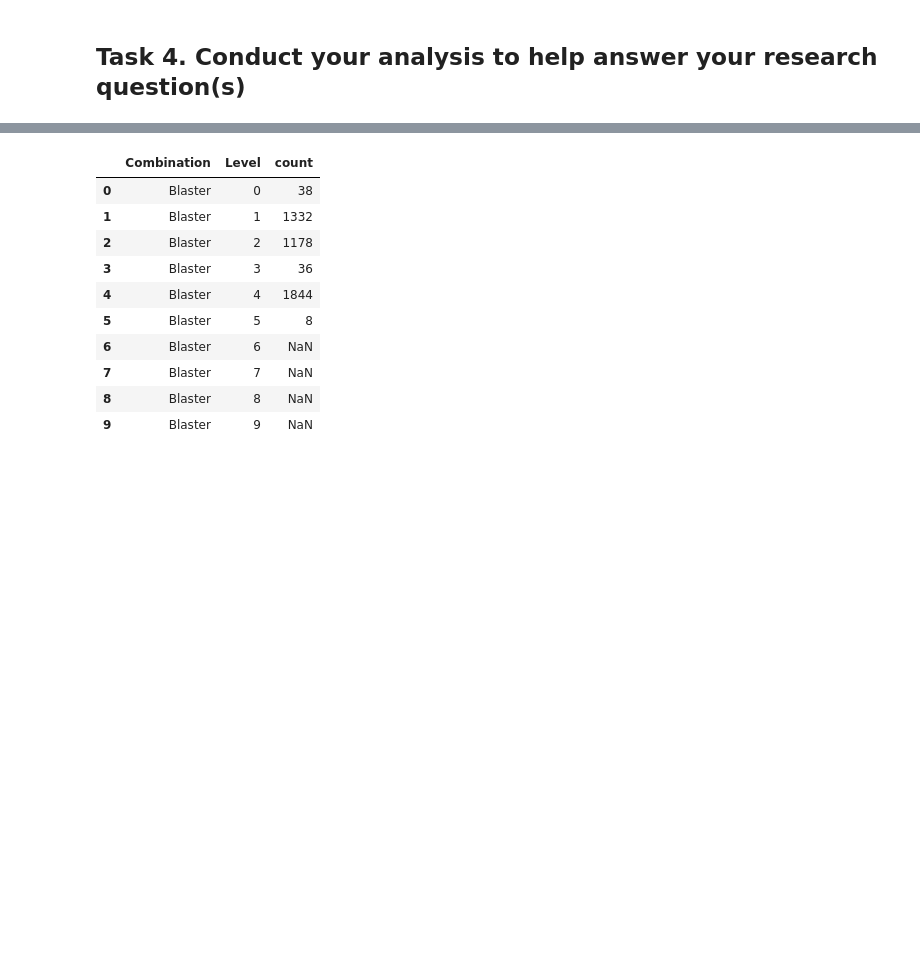
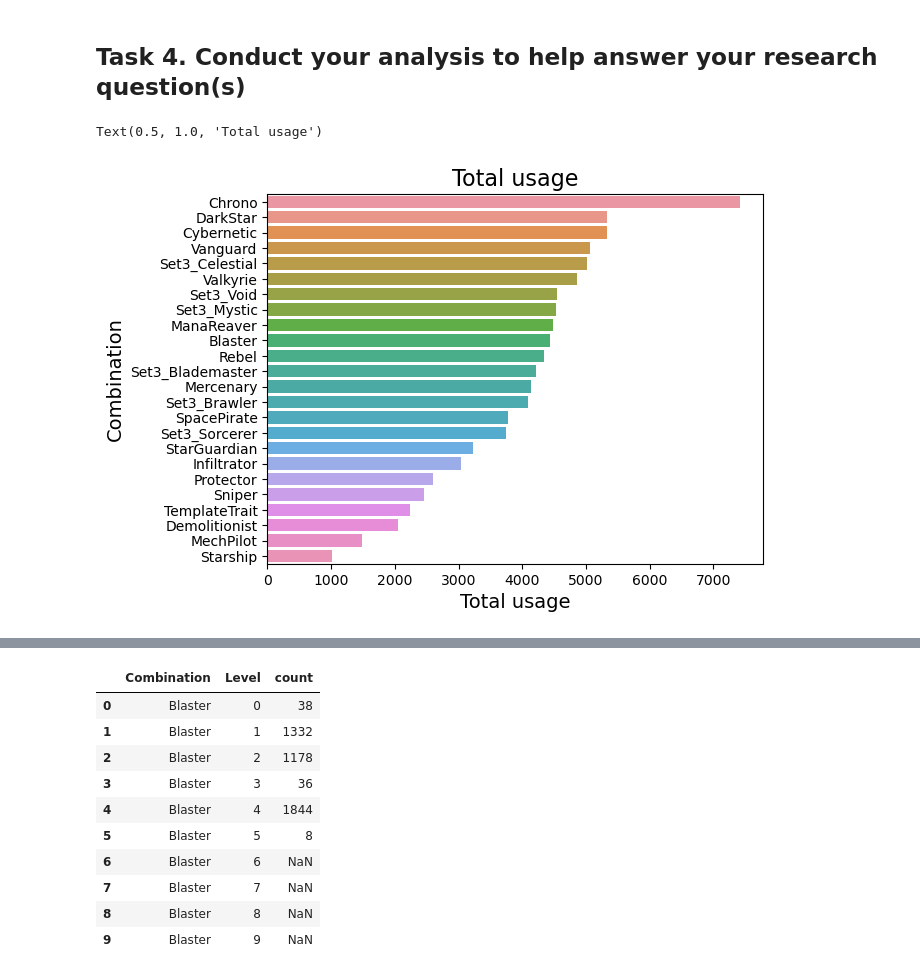
Before and after one commit to ubco-W2022T1-cosc301/project-group32, a Jupyter notebook: notebooks/analysis2.ipynb, the cells around one changed output, grey strips where cells are left out. Drawn from its saved outputs; the diff is of its cells as text; code cells hidden in the pictures; blank space fills up the shorter version.

```diff
--- a/notebooks/analysis2.ipynb
+++ b/notebooks/analysis2.ipynb
@@ -370,3 +370,17 @@ final_df
 final_df.to_csv('JLiu_ProcessedData.csv')
 # %% [markdown]
 ## Task 4. Conduct your analysis to help answer your research question(s)
+# %%
+# create a dataframe with sum of all level
+df2=pd.DataFrame()
+df2['sum']=final_df.sum(axis=1)
+df2.reset_index(inplace=True)
+df2.rename(columns={'index':'combination'},inplace=True)
+df2=df2.sort_values('sum',ascending=False)
+sns.barplot(data=df2, x="sum", y="combination")
+plt.ylabel('Combination',fontsize=14)
+plt.xlabel('Total usage',fontsize=14)
+plt.title('Total usage',fontsize=16)
+# %% [output]
+Text(0.5, 1.0, 'Total usage')
+[figure, added]
```
Also changed, not shown: parts of 1 cell of this notebook, 5 other files.
